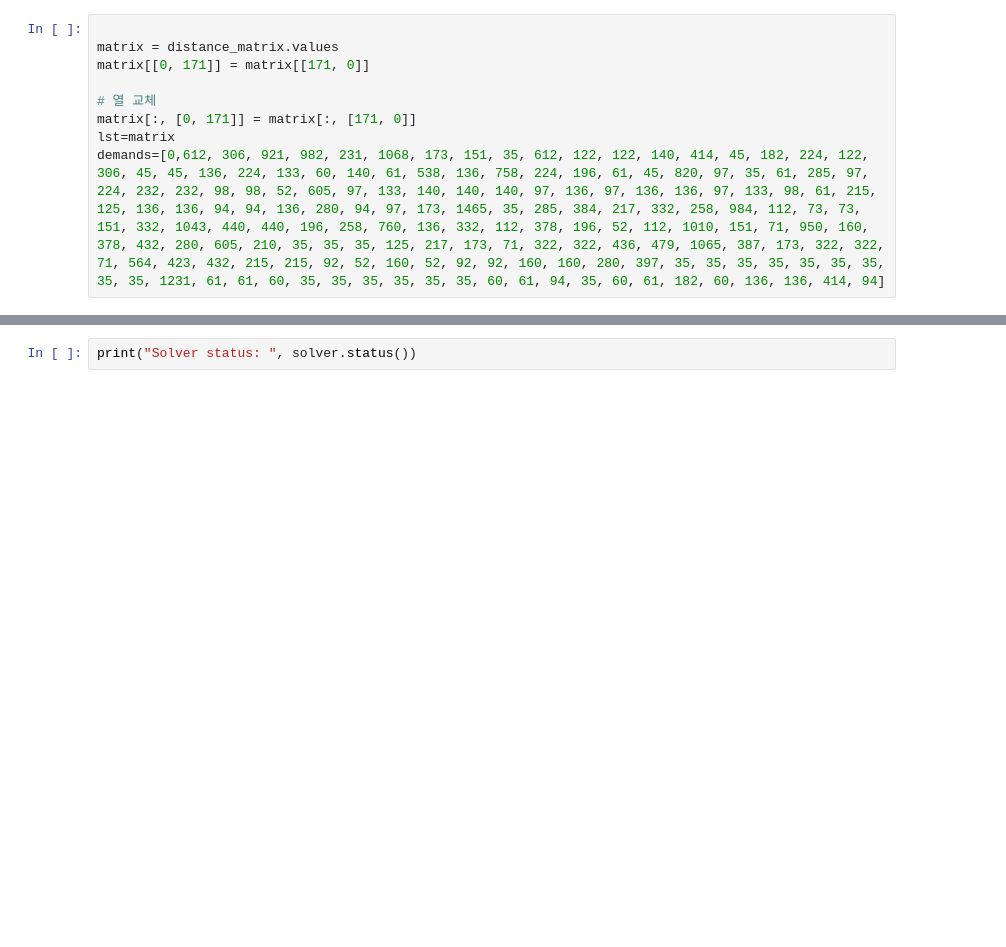
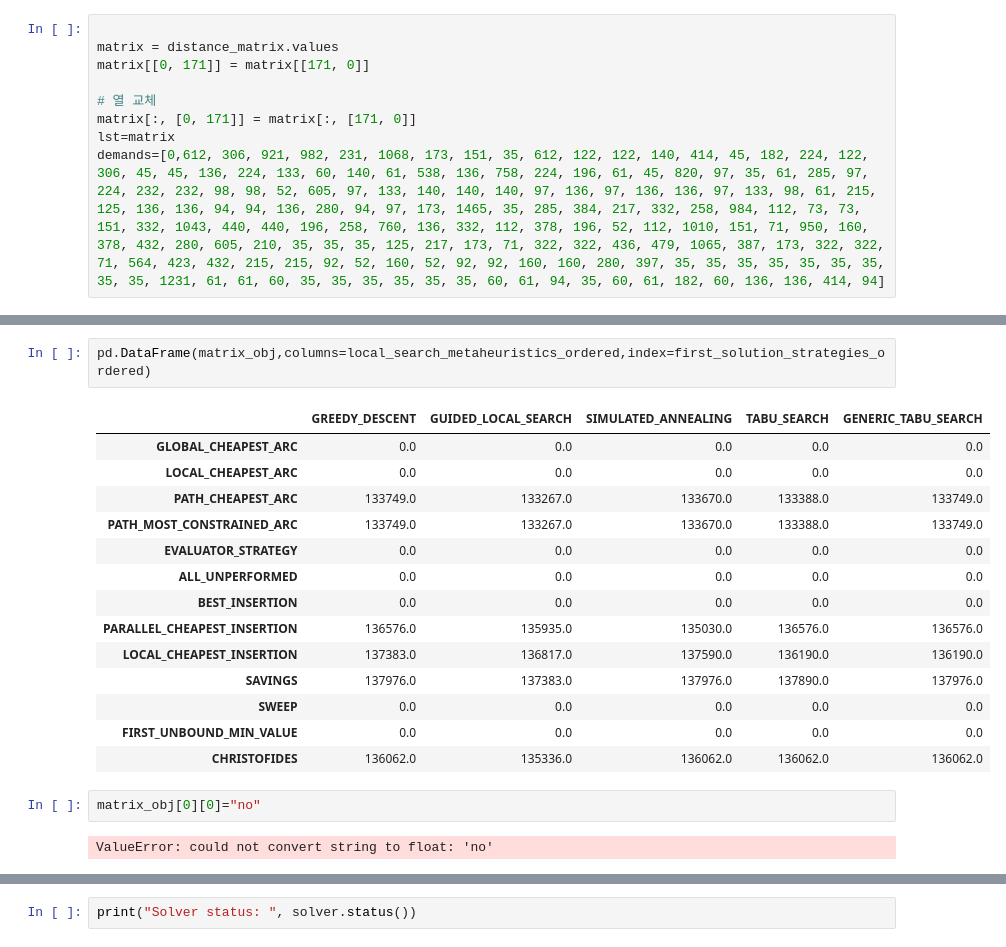
Before and after one commit to kkkaa1/ISE, a Jupyter notebook: algorithm/ortools.ipynb, the cells around one changed output, grey strips where cells are left out. Saved outputs shown, nothing was run; the diff lists cells and outputs as text; blank space fills up the shorter version.

```diff
--- a/algorithm/ortools.ipynb
+++ b/algorithm/ortools.ipynb
@@ -1110,0 +1183,21 @@ TypeError: 'google._upb._message.Descriptor' object cannot be interpreted as an
+# %%
+pd.DataFrame(matrix_obj,columns=local_search_metaheuristics_ordered,index=first_solution_strategies_ordered)
+# %% [output]
+|  | GREEDY_DESCENT | GUIDED_LOCAL_SEARCH | SIMULATED_ANNEALING | TABU_SEARCH | GENERIC_TABU_SEARCH |
+| GLOBAL_CHEAPEST_ARC | 0.0 | 0.0 | 0.0 | 0.0 | 0.0 |
+| LOCAL_CHEAPEST_ARC | 0.0 | 0.0 | 0.0 | 0.0 | 0.0 |
+| PATH_CHEAPEST_ARC | 133749.0 | 133267.0 | 133670.0 | 133388.0 | 133749.0 |
+| PATH_MOST_CONSTRAINED_ARC | 133749.0 | 133267.0 | 133670.0 | 133388.0 | 133749.0 |
+| EVALUATOR_STRATEGY | 0.0 | 0.0 | 0.0 | 0.0 | 0.0 |
+| ALL_UNPERFORMED | 0.0 | 0.0 | 0.0 | 0.0 | 0.0 |
+| BEST_INSERTION | 0.0 | 0.0 | 0.0 | 0.0 | 0.0 |
+| PARALLEL_CHEAPEST_INSERTION | 136576.0 | 135935.0 | 135030.0 | 136576.0 | 136576.0 |
+| LOCAL_CHEAPEST_INSERTION | 137383.0 | 136817.0 | 137590.0 | 136190.0 | 136190.0 |
+| SAVINGS | 137976.0 | 137383.0 | 137976.0 | 137890.0 | 137976.0 |
+| SWEEP | 0.0 | 0.0 | 0.0 | 0.0 | 0.0 |
+| FIRST_UNBOUND_MIN_VALUE | 0.0 | 0.0 | 0.0 | 0.0 | 0.0 |
+| CHRISTOFIDES | 136062.0 | 135336.0 | 136062.0 | 136062.0 | 136062.0 |
+# %%
+matrix_obj[0][0]="no"
+# %% [output]
+ValueError: could not convert string to float: 'no'
```
Also changed, not shown: parts of 6 cells of this notebook.
